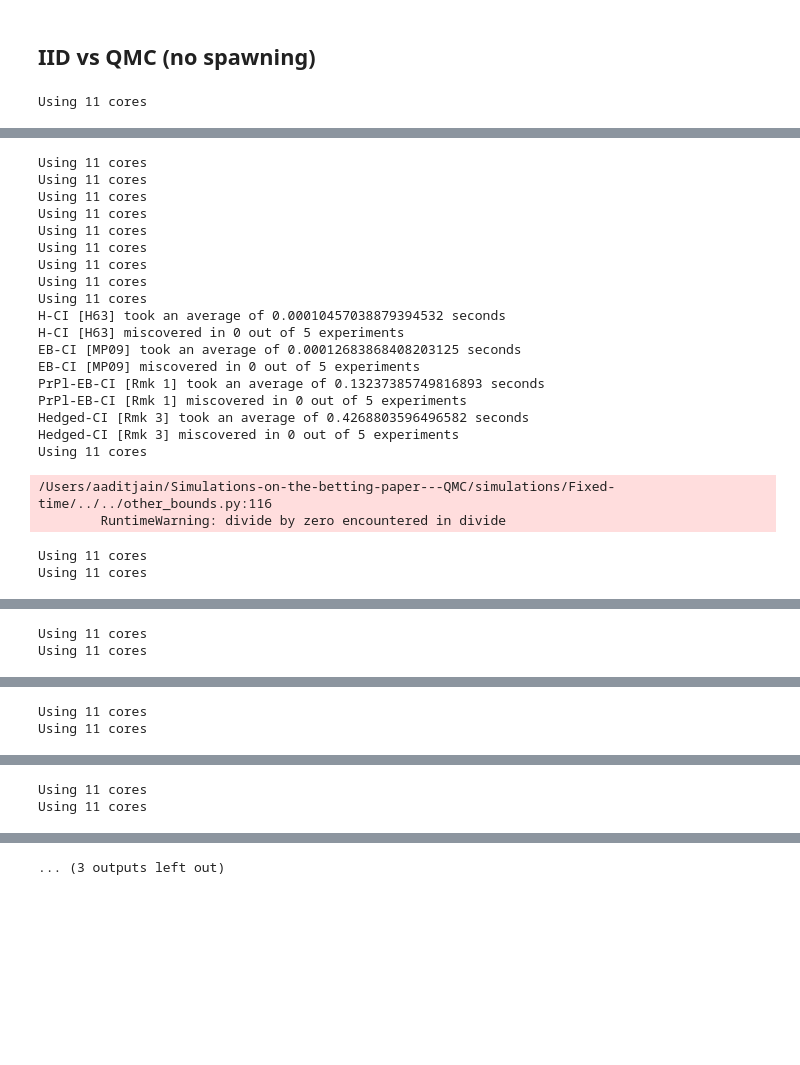
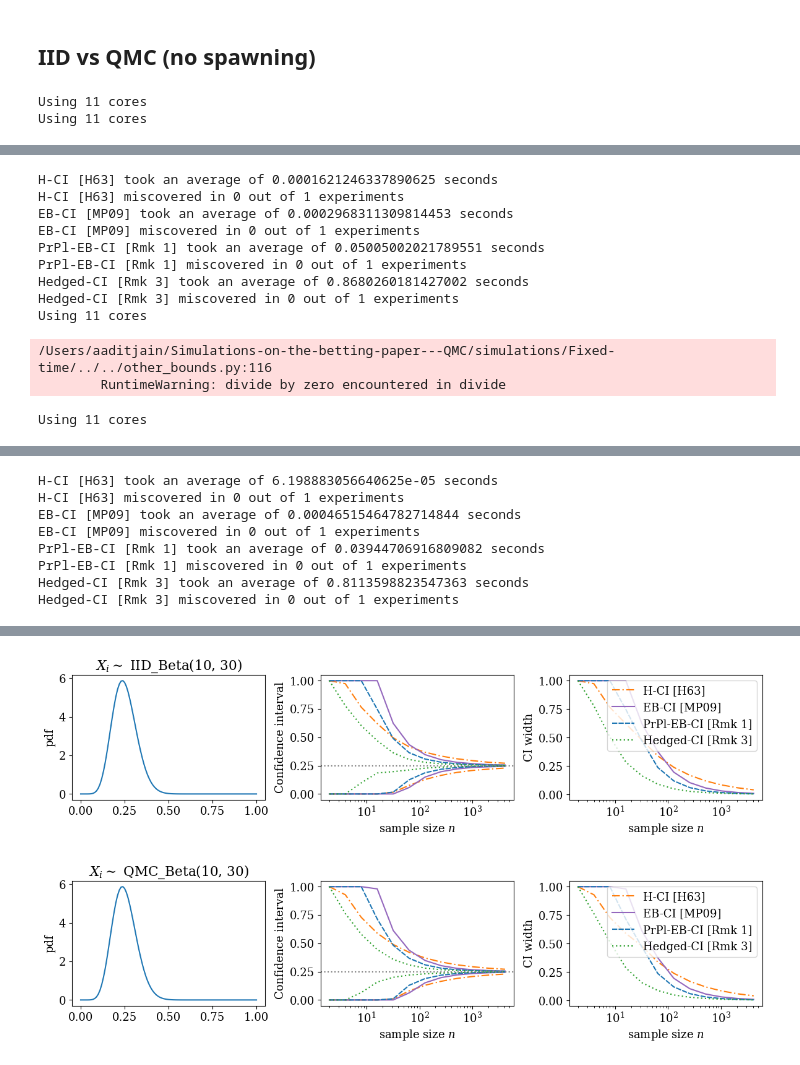
Before and after one commit to fjhickernell/Betting-Paper-Simulations-for-QMC, a Jupyter notebook: simulations/Fixed-time/qmc_ci.ipynb, the cells around one changed output, grey strips where cells are left out. Saved outputs shown, nothing was run; the diff lists cells and outputs as text; code cells hidden in the pictures; blank space fills up the shorter version.

```diff
--- a/simulations/Fixed-time/qmc_ci.ipynb
+++ b/simulations/Fixed-time/qmc_ci.ipynb
@@ -231,9 +193,9 @@ Hedged-CI [Rmk 3] miscovered in 0 out of 5 experiments
 # %% [markdown]
 ## IID vs QMC (no spawning)
 # %%
-N = 2**8
+N = 2**12
 alpha = 0.05
-times = (2** np.arange(1,9))
+times = (2** np.arange(1,13))
 
 cs_list = [
     ConfseqToPlot(
@@ -243,7 +205,7 @@ cs_list = [
         "-.",
     ),
     ConfseqToPlot(
-        lambda x: maurer_pontil_empbern_ci(x, times=times, alpha=alpha),
+        lambda x:maurer_pontil_empbern_ci (x, times=times, alpha=alpha),
         "EB-CI [MP09]",
         "tab:purple",
         "-",
@@ -293,9 +255,10 @@ plot_CSs(
     times=times,
     time_uniform=False,
     display_start=1,
-    nsim=5,
+    nsim=1,
     log_scale=True,
     folder=figures_location,
 );
 # %% [output]
 Using 11 cores
+Using 11 cores
@@ -304,22 +269,12 @@ Using 11 cores
+H-CI [H63] took an average of 0.0001621246337890625 seconds
+H-CI [H63] miscovered in 0 out of 1 experiments
+EB-CI [MP09] took an average of 0.0002968311309814453 seconds
+EB-CI [MP09] miscovered in 0 out of 1 experiments
+PrPl-EB-CI [Rmk 1] took an average of 0.05005002021789551 seconds
+PrPl-EB-CI [Rmk 1] miscovered in 0 out of 1 experiments
+Hedged-CI [Rmk 3] took an average of 0.8680260181427002 seconds
+Hedged-CI [Rmk 3] miscovered in 0 out of 1 experiments
 Using 11 cores
-Using 11 cores
-Using 11 cores
-Using 11 cores
-Using 11 cores
-Using 11 cores
-Using 11 cores
-Using 11 cores
-Using 11 cores
-H-CI [H63] took an average of 0.00010457038879394532 seconds
-H-CI [H63] miscovered in 0 out of 5 experiments
-EB-CI [MP09] took an average of 0.00012683868408203125 seconds
-EB-CI [MP09] miscovered in 0 out of 5 experiments
-PrPl-EB-CI [Rmk 1] took an average of 0.13237385749816893 seconds
-PrPl-EB-CI [Rmk 1] miscovered in 0 out of 5 experiments
-Hedged-CI [Rmk 3] took an average of 0.4268803596496582 seconds
-Hedged-CI [Rmk 3] miscovered in 0 out of 5 experiments
-Using 11 cores
 /Users/aaditjain/Simulations-on-the-betting-paper---QMC/simulations/Fixed-time/../../other_bounds.py:116
         RuntimeWarning: divide by zero encountered in divide
 Using 11 cores
-Using 11 cores
@@ -328,2 +285,8 @@ Using 11 cores
-Using 11 cores
-Using 11 cores
+H-CI [H63] took an average of 6.198883056640625e-05 seconds
+H-CI [H63] miscovered in 0 out of 1 experiments
+EB-CI [MP09] took an average of 0.00046515464782714844 seconds
+EB-CI [MP09] miscovered in 0 out of 1 experiments
+PrPl-EB-CI [Rmk 1] took an average of 0.03944706916809082 seconds
+PrPl-EB-CI [Rmk 1] miscovered in 0 out of 1 experiments
+Hedged-CI [Rmk 3] took an average of 0.8113598823547363 seconds
+Hedged-CI [Rmk 3] miscovered in 0 out of 1 experiments
@@ -332,2 +292,0 @@ Using 11 cores
-Using 11 cores
-Using 11 cores
@@ -336,2 +292,0 @@ Using 11 cores
-Using 11 cores
-Using 11 cores
@@ -340 +293,2 @@ Using 11 cores
-... (3 outputs left out)
+[figure, added]
+[figure, added]
```
Also changed, not shown: parts of 4 cells of this notebook.
